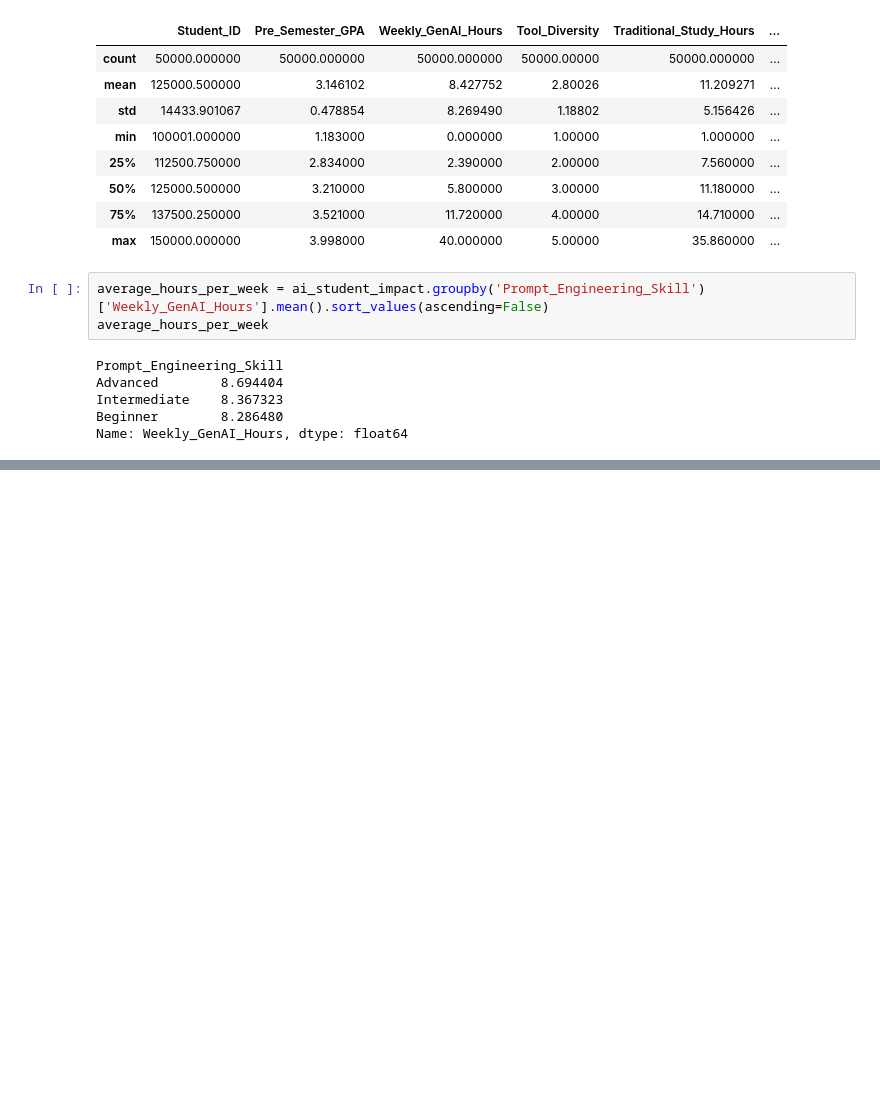
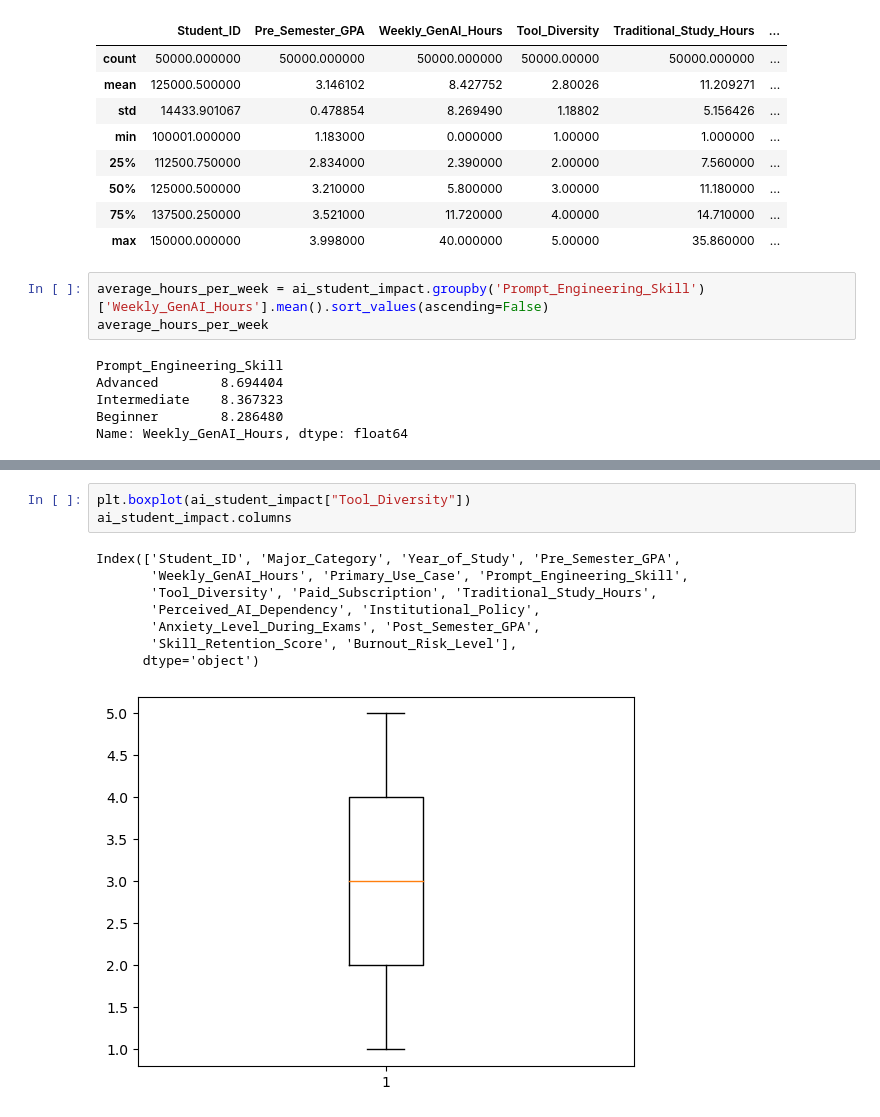
Before and after one commit to Summer-2026-Coding-Club/data-science-fundamentals, a Jupyter notebook: ai_impact_on_students.ipynb, the cells around one changed output, grey strips where cells are left out. Cells and saved outputs as stored; diff of their text form; blank space fills up the shorter version.

```diff
--- a/ai_impact_on_students.ipynb
+++ b/ai_impact_on_students.ipynb
@@ -100,0 +108,12 @@ Name: Weekly_GenAI_Hours, dtype: float64
+# %%
+plt.boxplot(ai_student_impact["Tool_Diversity"])
+ai_student_impact.columns
+# %% [output]
+Index(['Student_ID', 'Major_Category', 'Year_of_Study', 'Pre_Semester_GPA',
+       'Weekly_GenAI_Hours', 'Primary_Use_Case', 'Prompt_Engineering_Skill',
+       'Tool_Diversity', 'Paid_Subscription', 'Traditional_Study_Hours',
+       'Perceived_AI_Dependency', 'Institutional_Policy',
+       'Anxiety_Level_During_Exams', 'Post_Semester_GPA',
+       'Skill_Retention_Score', 'Burnout_Risk_Level'],
+      dtype='object')
+[figure, added]
```
Also changed, not shown: parts of 6 cells of this notebook, 1 other file.
